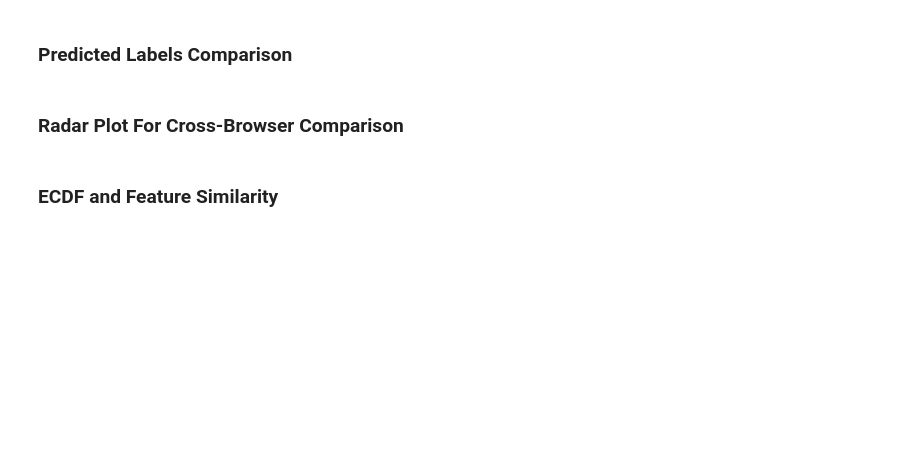
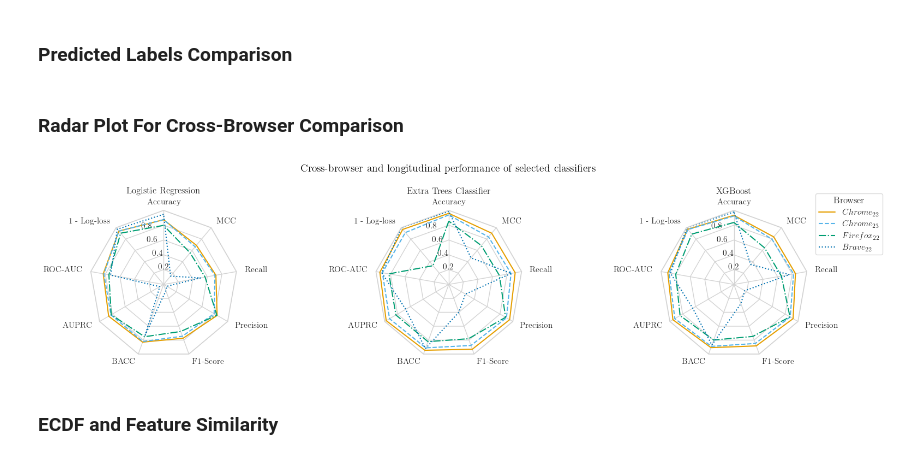
Before and after one commit to wolfrieder/http-response-classifier, a Jupyter notebook: notebooks/submission_figures.ipynb, the cells around one changed output. Drawn from its saved outputs; the diff is of its cells as text; code cells hidden in the pictures; blank space fills up the shorter version.

```diff
--- a/notebooks/submission_figures.ipynb
+++ b/notebooks/submission_figures.ipynb
@@ -760,7 +773,7 @@ def load_csv(file_path, headers):
 
 def load_data():
 
-    path = '../models/result_metrics/'
+    path = '../models/result_metrics_submission/'
 
     # Assuming all CSV files are in the same directory called 'csv_directory'
     csv_files = [f'{path}chrome_08_12_2022_test_set_response.csv', f'{path}chrome_03_29_2023_merged_data_response.csv', f'{path}firefox_08_12_2022_merged_data_response.csv', f'{path}brave_08_12_2022_merged_data_response.csv']
@@ -858,7 +871,7 @@ theta = radar_factory(N, frame='polygon')
 
 fig, axs = plt.subplots(figsize=(17, 4), nrows=1, ncols=3,
                         subplot_kw=dict(projection='radar'))
-fig.subplots_adjust(wspace=0.15, hspace=0.20, top=0.80, bottom=0.05)
+fig.subplots_adjust(wspace=0.15, hspace=0.20, top=0.4, bottom=0.05)
 plt.rcParams.update({'mathtext.default': 'regular'})
 
 colors = ["#E69F00", "#56B4E9", "#009E73", "#0072B2", "#D55E00", "#CC79A7", "#F0E442"]
@@ -883,33 +896,35 @@ for ax, (title, case_data) in zip(axs.flat, data):
 
     ticks = ax.xaxis.get_major_ticks()
     for tick in ticks:
         tick.set_pad(-2)
 
     # plot data
     for d, color, ls in zip(case_data, colors, linestyles):
         d = d[:1] + [1 - d[1]] + d[2:]  # Convert log-loss to 1 - log-loss on the fly
         ax.plot(theta, d, color=color, linestyle=ls)
         # ax.fill(theta, d, facecolor=color, alpha=0.25, label='_nolegend_')
 
 
 # add legend relative to top-left plot
 labels = ('$Chrome_{22}$', '$Chrome_{23}$', '$Firefox_{22}$', '$Brave_{22}$')
 legend = axs[2].legend(labels, loc=(1.05, 0.5), bbox_to_anchor=(1.05, 0.7))
 legend.set_title('Browser')
 # Set the legend properties for transparent background and light grey border
 legend.get_frame().set_facecolor('none')  # Transparent background
 legend.get_frame().set_edgecolor('lightgrey')  # Light grey border
 legend.get_frame().set_linewidth(1.0)  # Set the linewidth to 1.0
 
 fig.text(0.5, 0.94, 'Cross-browser and longitudinal performance of selected classifiers',
          verticalalignment='bottom',
          horizontalalignment='center', color='black',
          size=14)
 
 plt.tight_layout()
 plt.savefig('spider.pdf', format='pdf', bbox_inches='tight', pad_inches=0.1)
 
 plt.show()
+# %% [output]
+[figure, added]
 # %% [markdown]
 ### ECDF and Feature Similarity
 # %%
```
Also changed, not shown: parts of 16 cells of this notebook, 6 other files.
